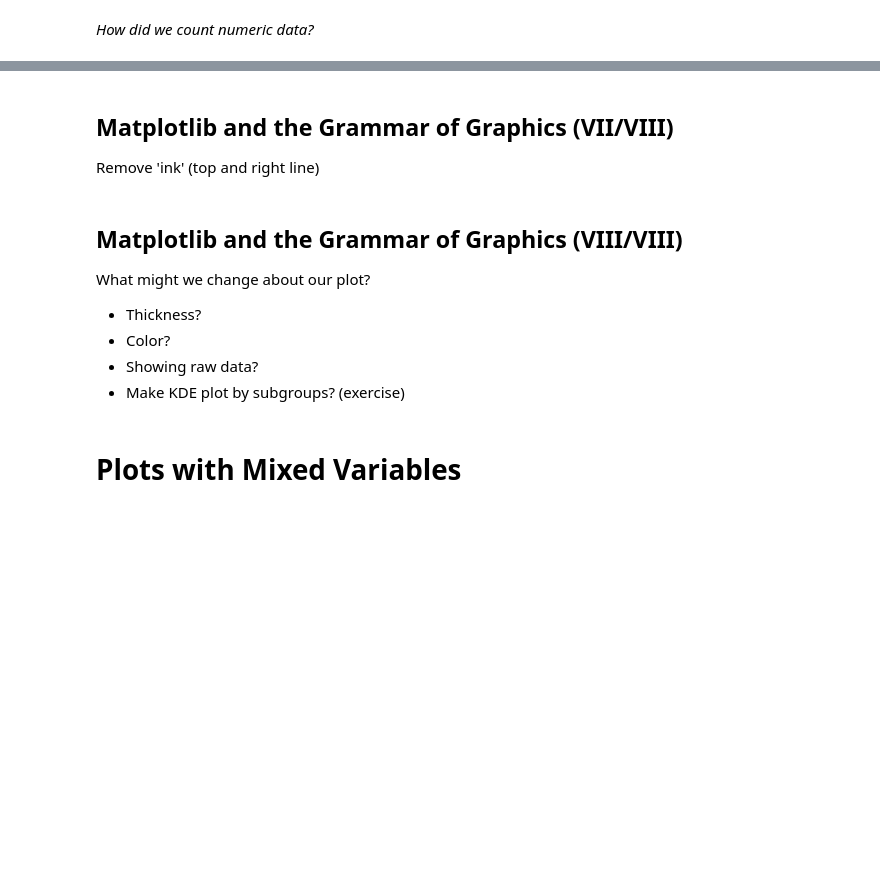
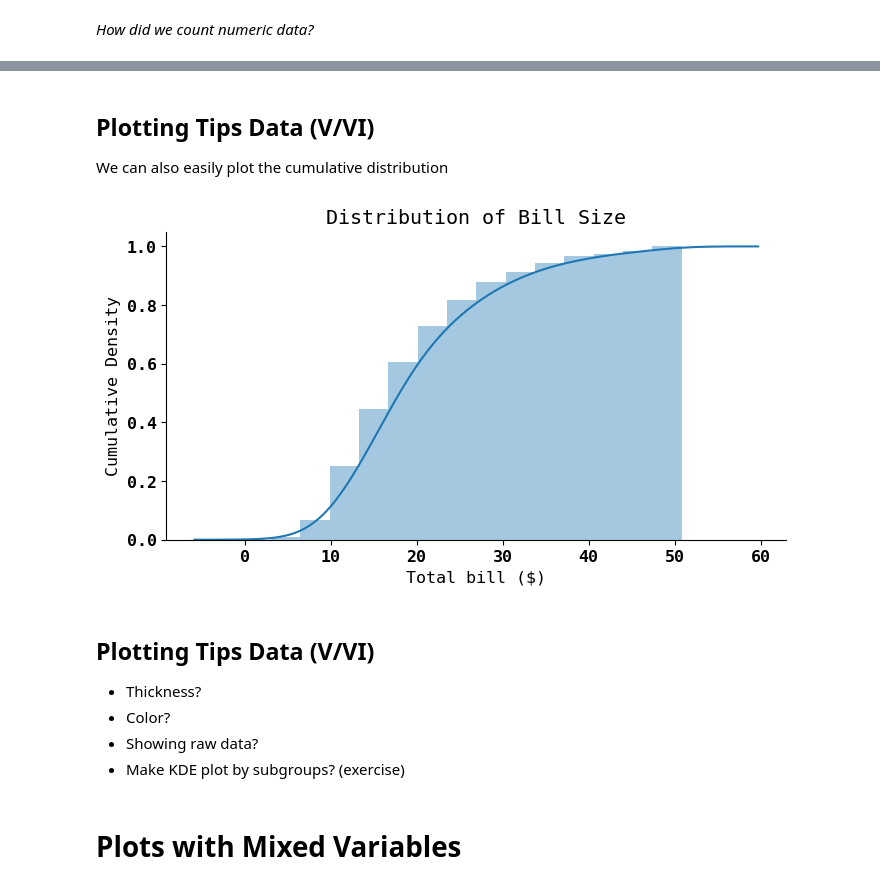
Before and after one commit to joachimkrasmussen/ISDS, a Jupyter notebook: session_3/module_3_slides.ipynb, the cells around one changed output, grey strips where cells are left out. Saved outputs shown, nothing was run; the diff lists cells and outputs as text; code cells hidden in the pictures; blank space fills up the shorter version.

```diff
--- a/session_3/module_3_slides.ipynb
+++ b/session_3/module_3_slides.ipynb
@@ -339,15 +372,22 @@ ax.set_xlabel('Total bill ($)'), ax.set_ylabel('Frequency') # add axis labels
-# %% [markdown]
-## Matplotlib and the Grammar of Graphics (VII/VIII)
-Remove 'ink' (top and right line)
+# %% [markdown]
+## Plotting Tips Data (V/VI)
+We can also easily plot the cumulative distribution
 # %%
-fig, ax = plt.subplots(figsize = (8, 4))
-ax.set_xlim([0, 60]), ax.set_ylim([0,.06])
-sns.distplot(tb,hist=True)
-ax.set_xlabel('Total bill ($)'), ax.set_ylabel('Frequency')
-sns.despine(ax=ax) # Remove top and right line
+fig, ax = plt.subplots()
+sns.distplot(tb, hist_kws={'cumulative': True}, kde_kws={'cumulative': True})
+
+props = {
+'title': 'Distribution of Bill Size',
+'xlabel': 'Total bill ($)',
+'ylabel': 'Cumulative Density',
+}
+ax.set(**props)
+
+sns.despine(ax=ax) # Remove 'ink' (top and right line)
+# %% [output]
+[figure, added]
 # %% [markdown]
-## Matplotlib and the Grammar of Graphics (VIII/VIII)
-What might we change about our plot?
+## Plotting Tips Data (V/VI)
 - Thickness?
 - Color?
 - Showing raw data?
```
Also changed, not shown: parts of 44 cells of this notebook, 1 other file.
